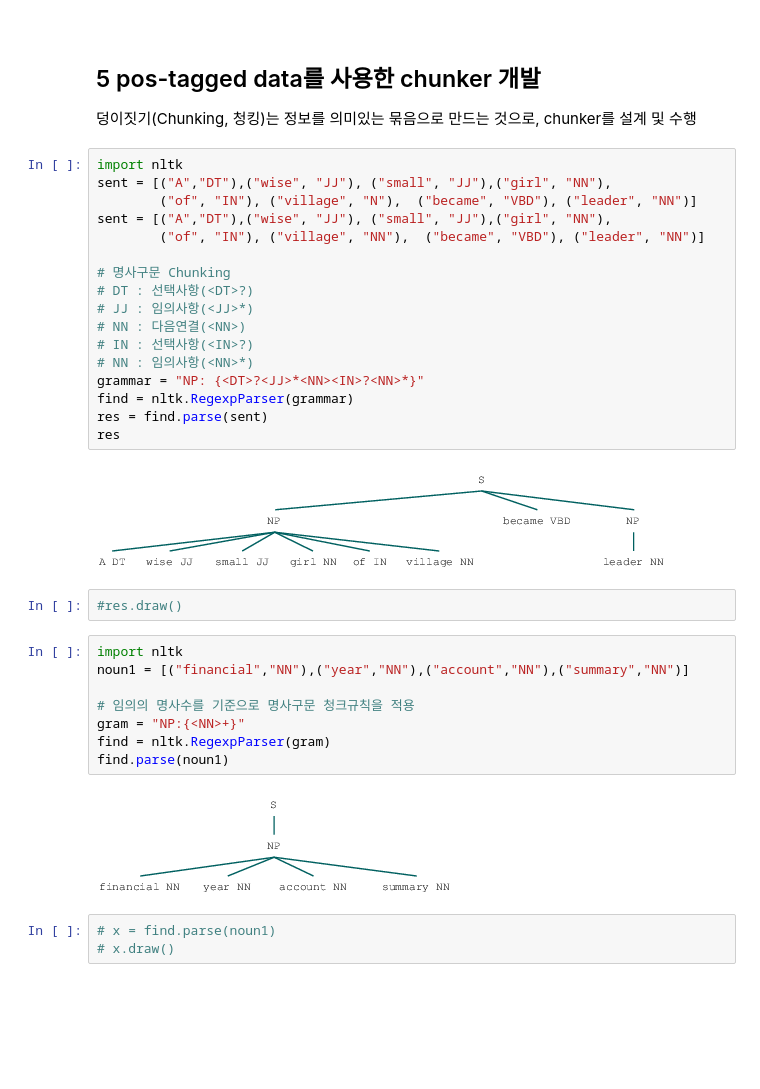
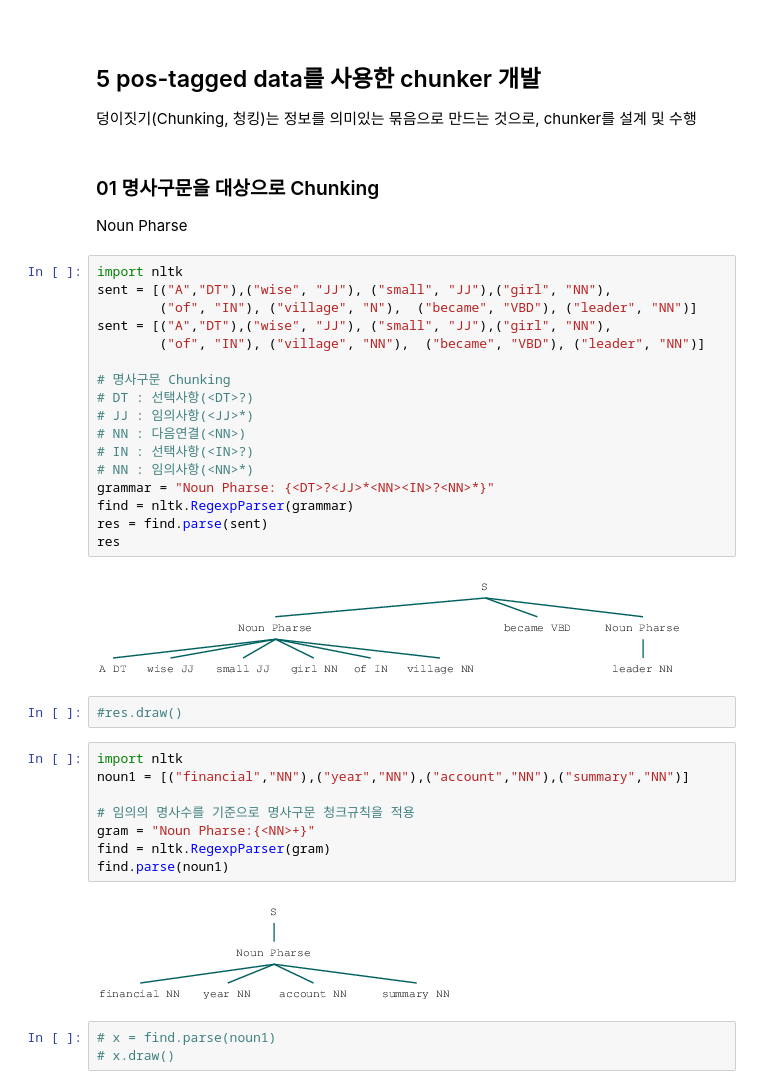
Before and after one commit to Queie/TensorFlow, a Jupyter notebook: 04.identify_word.ipynb, the cells around one changed output. Drawn from its saved outputs; the diff is of its cells as text; blank space fills up the shorter version.

```diff
--- a/04.identify_word.ipynb
+++ b/04.identify_word.ipynb
@@ -546,25 +546,28 @@ evaluation: 3min  12sec
 <br></br>
 ## 5 pos-tagged data를 사용한 chunker 개발
 덩이짓기(Chunking, 청킹)는 정보를 의미있는 묶음으로 만드는 것으로, chunker를 설계 및 수행
+# %% [markdown]
+### 01 명사구문을 대상으로 Chunking
+Noun Pharse
 # %%
 import nltk
 sent = [("A","DT"),("wise", "JJ"), ("small", "JJ"),("girl", "NN"),
         ("of", "IN"), ("village", "N"),  ("became", "VBD"), ("leader", "NN")]
 sent = [("A","DT"),("wise", "JJ"), ("small", "JJ"),("girl", "NN"),
         ("of", "IN"), ("village", "NN"),  ("became", "VBD"), ("leader", "NN")]
 
 # 명사구문 Chunking
 # DT : 선택사항(<DT>?)
 # JJ : 임의사항(<JJ>*)
 # NN : 다음연결(<NN>)
 # IN : 선택사항(<IN>?)
 # NN : 임의사항(<NN>*)
-grammar = "NP: {<DT>?<JJ>*<NN><IN>?<NN>*}"
+grammar = "Noun Pharse: {<DT>?<JJ>*<NN><IN>?<NN>*}"
 find = nltk.RegexpParser(grammar)
 res = find.parse(sent)
 res
 # %% [output]
-[figure, old version]
+[figure, new version]
 # %%
 #res.draw()
 # %%
@@ -572,11 +575,11 @@ import nltk
 noun1 = [("financial","NN"),("year","NN"),("account","NN"),("summary","NN")]
 
 # 임의의 명사수를 기준으로 명사구문 청크규칙을 적용
-gram = "NP:{<NN>+}"
+gram = "Noun Pharse:{<NN>+}"
 find = nltk.RegexpParser(gram)
 find.parse(noun1)
 # %% [output]
-[figure, old version]
+[figure, new version]
 # %%
 # x = find.parse(noun1)
 # x.draw()
```
Also changed, not shown: parts of 2 cells of this notebook.
